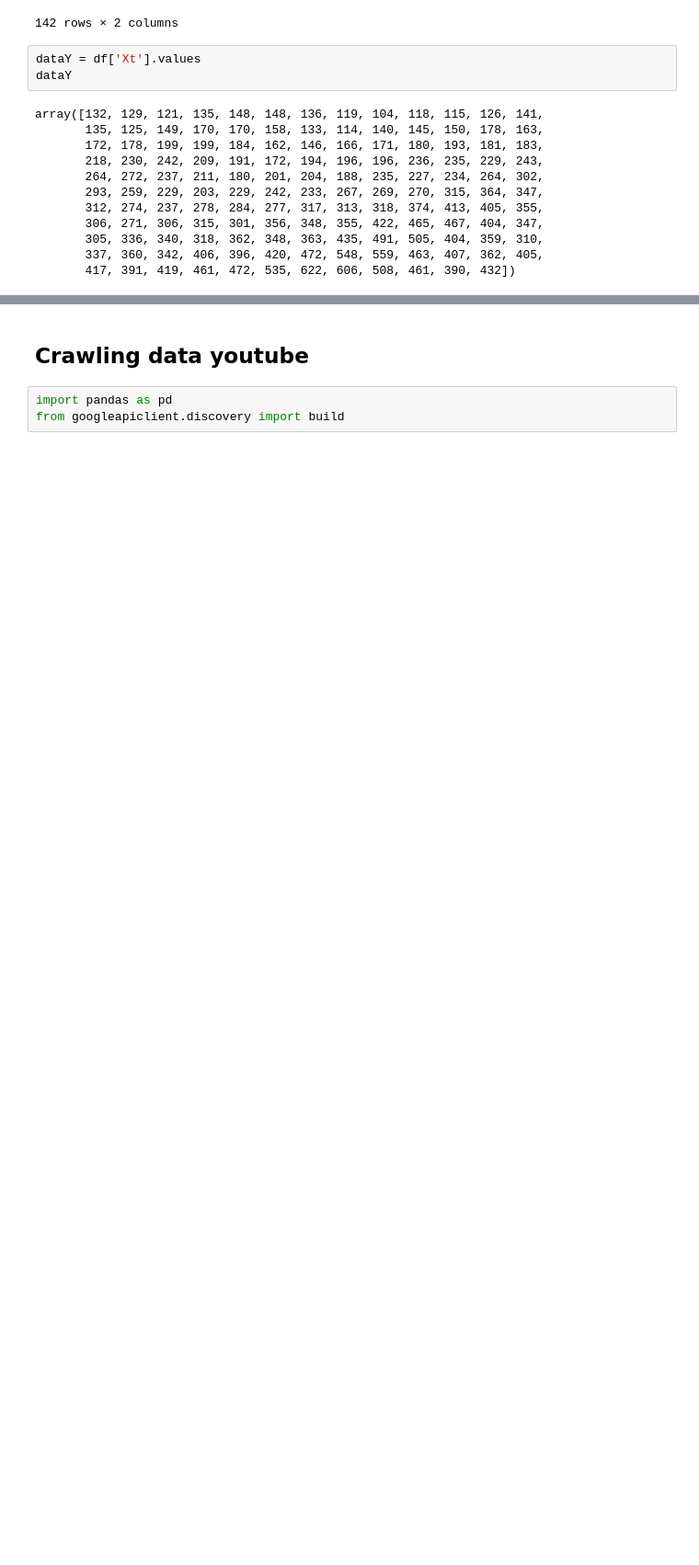
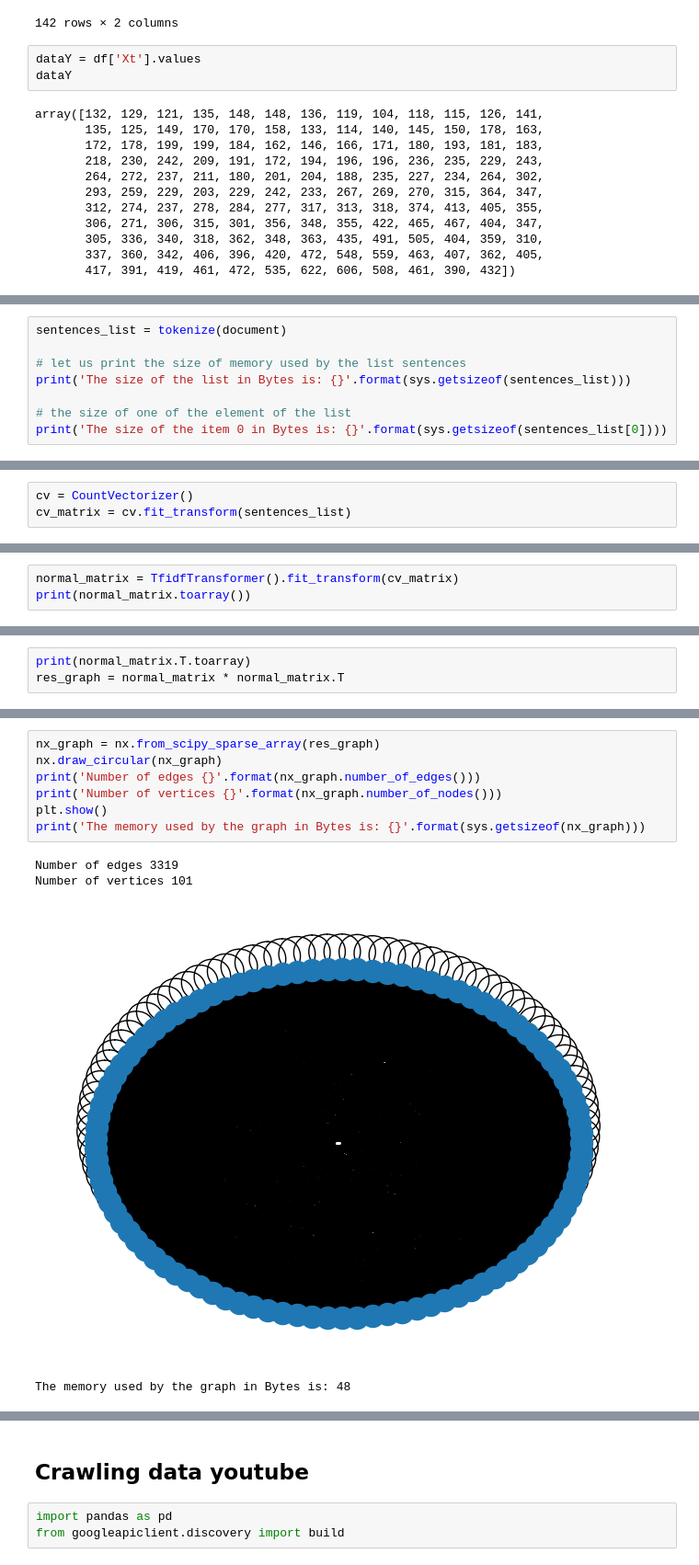
Before and after one commit to Ahmad-Dani-Kurniawan/prosaindata, a Jupyter notebook: _sources/notebooks.ipynb, the cells around one changed output, grey strips where cells are left out. Shown at 92% size. Drawn from its saved outputs; the diff is of its cells as text; blank space fills up the shorter version.

Commit message:
Update documentation

```diff
--- a/_sources/notebooks.ipynb
+++ b/_sources/notebooks.ipynb
@@ -361,0 +1028,8 @@ array([132, 129, 121, 135, 148, 148, 136, 119, 104, 118, 115, 126, 141,
+# %%
+sentences_list = tokenize(document)
+
+# let us print the size of memory used by the list sentences
+print('The size of the list in Bytes is: {}'.format(sys.getsizeof(sentences_list)))
+
+# the size of one of the element of the list
+print('The size of the item 0 in Bytes is: {}'.format(sys.getsizeof(sentences_list[0])))
@@ -361,0 +1062,3 @@ array([132, 129, 121, 135, 148, 148, 136, 119, 104, 118, 115, 126, 141,
+# %%
+cv = CountVectorizer()
+cv_matrix = cv.fit_transform(sentences_list)
@@ -361,0 +1104,3 @@ array([132, 129, 121, 135, 148, 148, 136, 119, 104, 118, 115, 126, 141,
+# %%
+normal_matrix = TfidfTransformer().fit_transform(cv_matrix)
+print(normal_matrix.toarray())
@@ -361,0 +1115,3 @@ array([132, 129, 121, 135, 148, 148, 136, 119, 104, 118, 115, 126, 141,
+# %%
+print(normal_matrix.T.toarray)
+res_graph = normal_matrix * normal_matrix.T
@@ -361,0 +1123,12 @@ array([132, 129, 121, 135, 148, 148, 136, 119, 104, 118, 115, 126, 141,
+# %%
+nx_graph = nx.from_scipy_sparse_array(res_graph)
+nx.draw_circular(nx_graph)
+print('Number of edges {}'.format(nx_graph.number_of_edges()))
+print('Number of vertices {}'.format(nx_graph.number_of_nodes()))
+plt.show()
+print('The memory used by the graph in Bytes is: {}'.format(sys.getsizeof(nx_graph)))
+# %% [output]
+Number of edges 3319
+Number of vertices 101
+[figure, added]
+The memory used by the graph in Bytes is: 48
```
Also changed, not shown: parts of 85 cells of this notebook, 20 other files.
